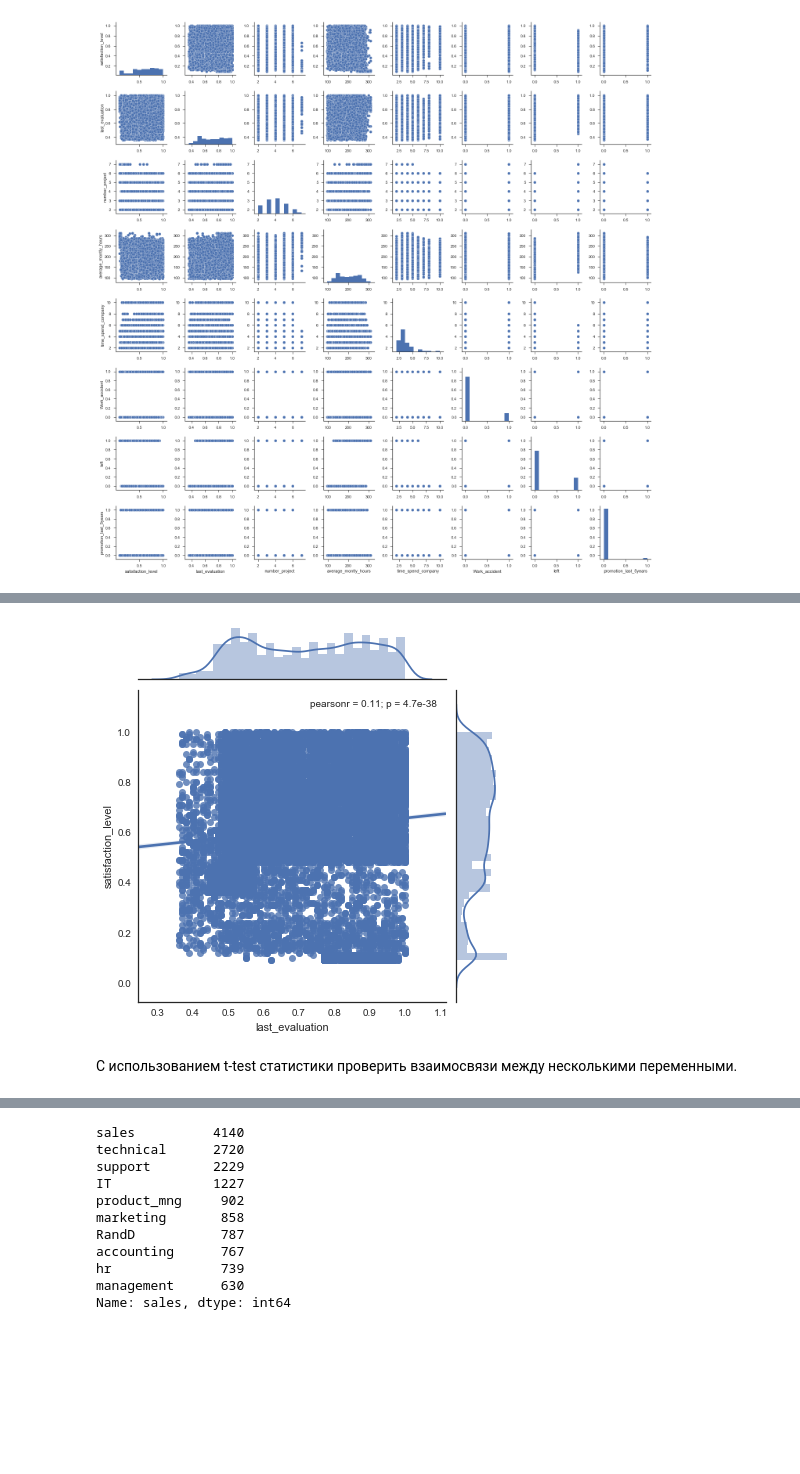
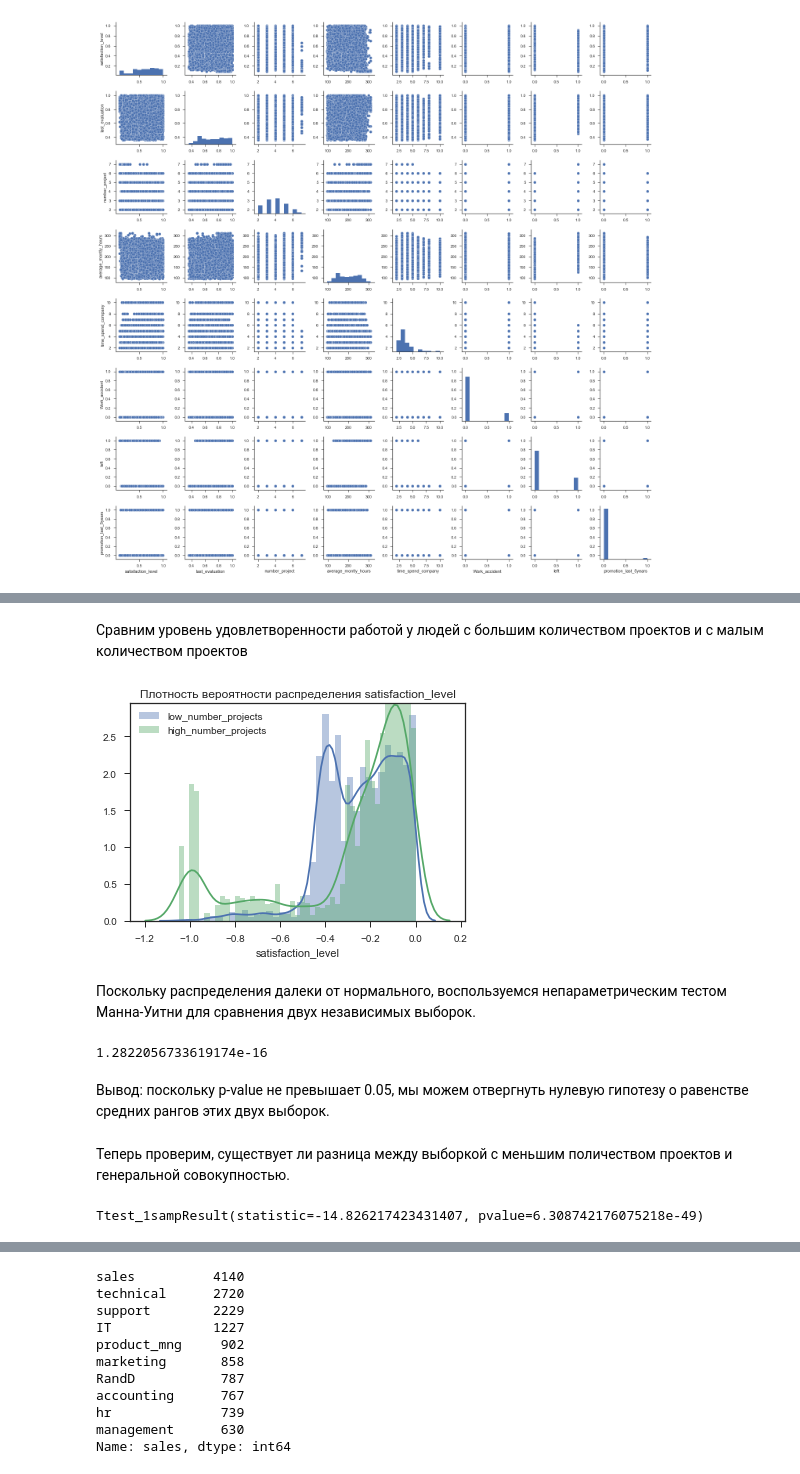
Before and after one commit to ashchepkova/PYDA-final, a Jupyter notebook: pyda_final.ipynb, the cells around one changed output, grey strips where cells are left out. Cells and saved outputs as stored; diff of their text form; code cells hidden in the pictures; blank space fills up the shorter version.

```diff
--- a/pyda_final.ipynb
+++ b/pyda_final.ipynb
@@ -127,8 +149,0 @@ plt.show()
-# %%
-sns.set(style="white", color_codes=True)
-g = sns.jointplot(x=evaluation, y=satisfaction, data=data, kind='reg')
-plt.show()
-# %% [output]
-[figure, removed]
-# %% [markdown]
-С использованием t-test статистики проверить взаимосвязи между несколькими переменными.
@@ -136,0 +150,30 @@ from scipy import stats
+# %% [markdown]
+Сравним уровень удовлетворенности работой у людей с большим количеством проектов и с малым количеством проектов
+# %%
+mean_ = data['number_project'].mean()
+low_number_projects = np.log10(data[data['number_project']<=mean_]['satisfaction_level'])
+high_number_projects = np.log10(data[data['number_project']>mean_]['satisfaction_level'])
+# %%
+sns.distplot(low_number_projects)
+sns.distplot(high_number_projects)
+plt.title('Плотность вероятности распределения satisfaction_level')
+plt.legend(['low_number_projects', 'high_number_projects'])
+plt.show()
+# %% [output]
+[figure, added]
+# %% [markdown]
+Поскольку распределения далеки от нормального, воспользуемся непараметрическим тестом Манна-Уитни
+для сравнения двух независимых выборок.
+# %%
+u, p_value = stats.mannwhitneyu(low_number_projects, high_number_projects)
+print(p_value)
+# %% [output]
+1.2822056733619174e-16
+# %% [markdown]
+Вывод: поскольку p-value не превышает 0.05, мы можем отвергнуть нулевую гипотезу о равенстве средних рангов этих двух выборок.
+# %% [markdown]
+Теперь проверим, существует ли разница между выборкой с меньшим поличеством проектов и генеральной совокупностью.
+# %%
+stats.ttest_1samp(low_number_projects, np.log10(data['satisfaction_level'].mean()))
+# %% [output]
+Ttest_1sampResult(statistic=-14.826217423431407, pvalue=6.308742176075218e-49)
```
Also changed, not shown: parts of 52 cells of this notebook.
